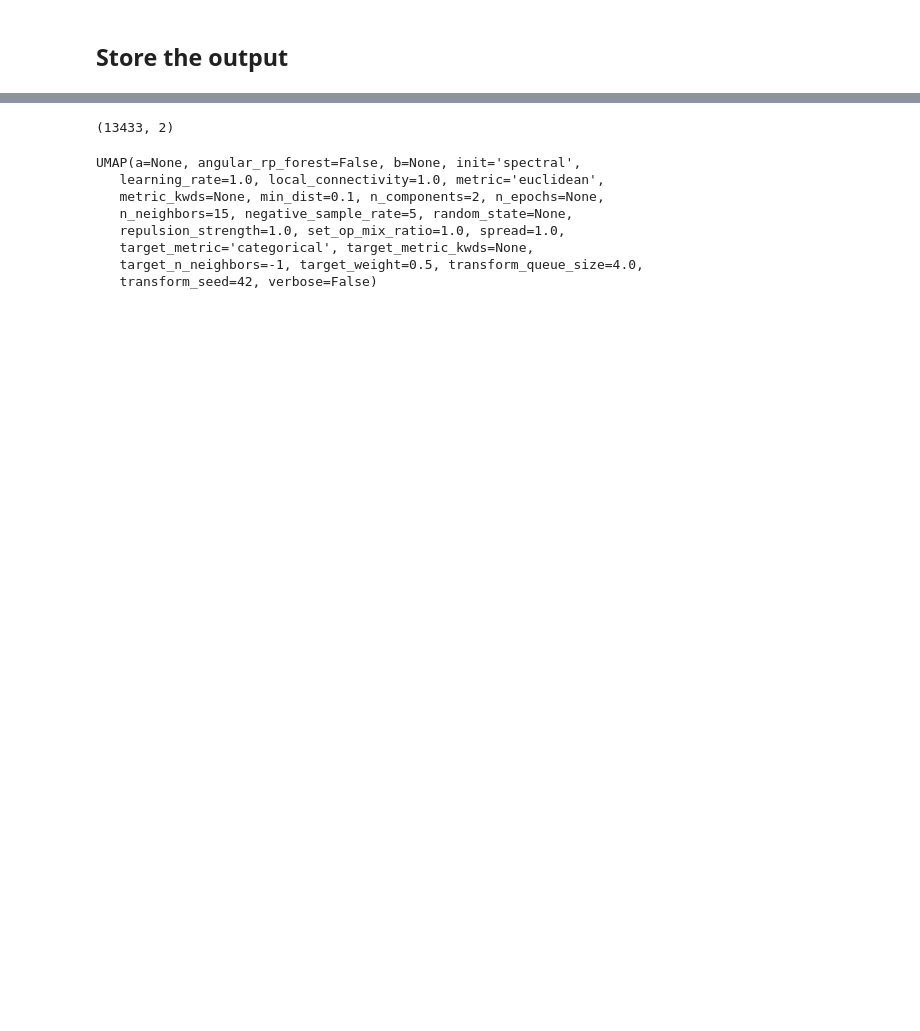
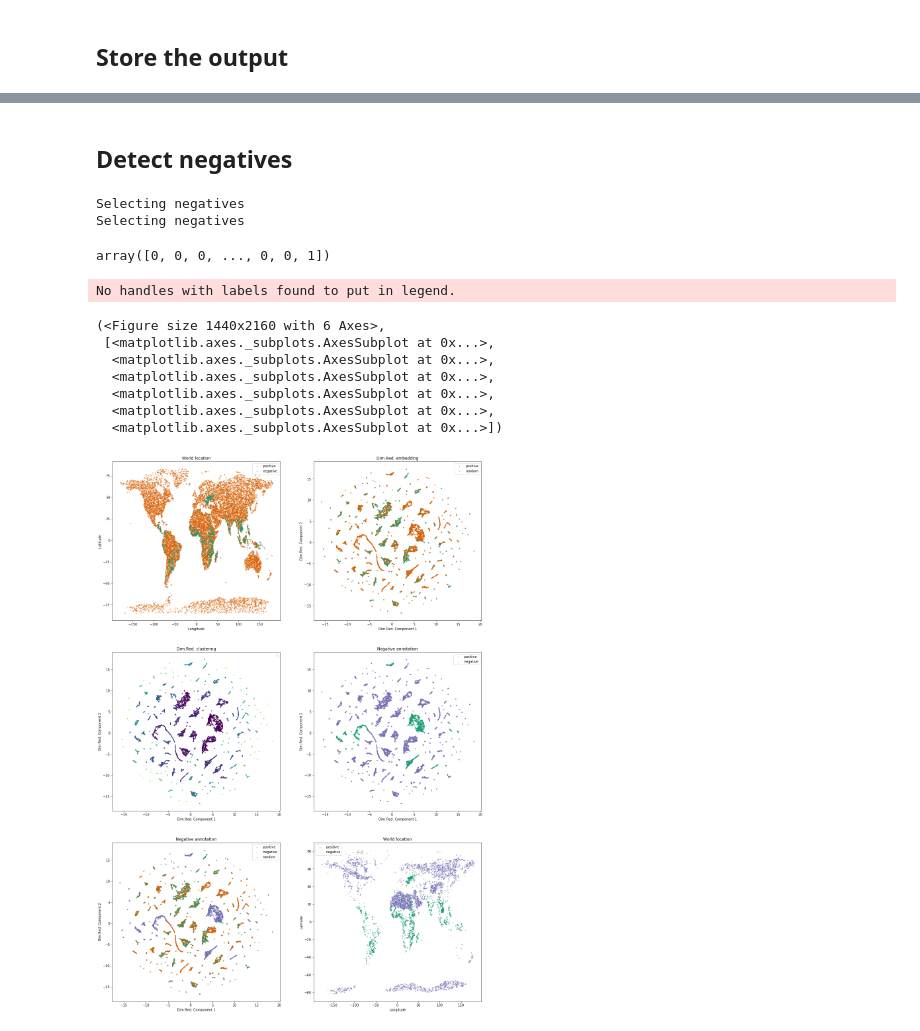
Before and after one commit to thiesgehrmann/JuSiPy_Asser, a Jupyter notebook: 1_pipeline_features.ipynb, the cells around one changed output, grey strips where cells are left out. Saved outputs shown, nothing was run; the diff lists cells and outputs as text; code cells hidden in the pictures; blank space fills up the shorter version.

```diff
--- a/1_pipeline_features.ipynb
+++ b/1_pipeline_features.ipynb
@@ -406,15 +78,0 @@ sum(neg.negatives)
-# %%
-neg._dimred.shape
-# %% [output]
-(13433, 2)
-# %%
-umap.UMAP()
-# %% [output]
-UMAP(a=None, angular_rp_forest=False, b=None, init='spectral',
-   learning_rate=1.0, local_connectivity=1.0, metric='euclidean',
-   metric_kwds=None, min_dist=0.1, n_components=2, n_epochs=None,
-   n_neighbors=15, negative_sample_rate=5, random_state=None,
-   repulsion_strength=1.0, set_op_mix_ratio=1.0, spread=1.0,
-   target_metric='categorical', target_metric_kwds=None,
-   target_n_neighbors=-1, target_weight=0.5, transform_queue_size=4.0,
-   transform_seed=42, verbose=False)
@@ -420,0 +84,26 @@ UMAP(a=None, angular_rp_forest=False, b=None, init='spectral',
+# %% [markdown]
+## Detect negatives
+# %%
+#neg_umap = jusipy.deals.Negative(labels=all_points, features=latlong_features, autorun=False)
+#neg_umap.run(dimred='umap', bandwidth=2)
+neg_umap.get_negatives(threshold=.975)
+
+#neg_tsne = jusipy.deals.Negative(labels=all_points, features=latlong_features, autorun=False)
+#neg_tsne.run(dimred='tsne')
+neg_umap.get_negatives(threshold=.975)
+# %% [output]
+Selecting negatives
+Selecting negatives
+array([0, 0, 0, ..., 0, 0, 1])
+# %%
+neg_umap.plot()
+# %% [output]
+No handles with labels found to put in legend.
+(<Figure size 1440x2160 with 6 Axes>,
+ [<matplotlib.axes._subplots.AxesSubplot at 0x...>,
+  <matplotlib.axes._subplots.AxesSubplot at 0x...>,
+  <matplotlib.axes._subplots.AxesSubplot at 0x...>,
+  <matplotlib.axes._subplots.AxesSubplot at 0x...>,
+  <matplotlib.axes._subplots.AxesSubplot at 0x...>,
+  <matplotlib.axes._subplots.AxesSubplot at 0x...>])
+[figure, added]
```
Also changed, not shown: parts of 17 cells of this notebook, 6 other files.
